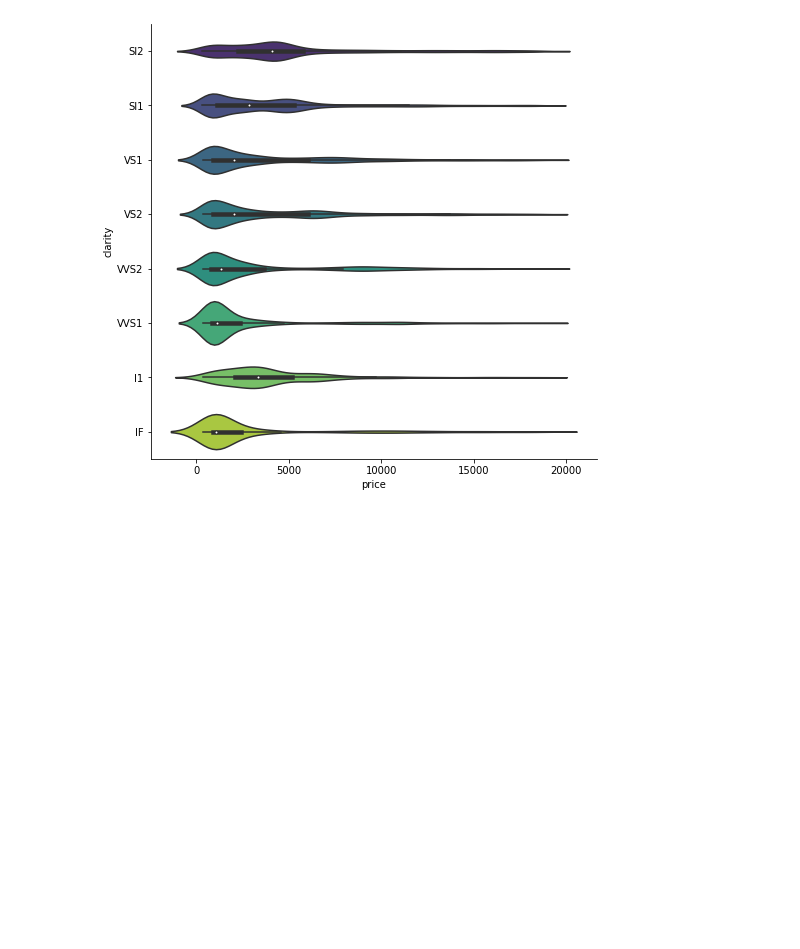
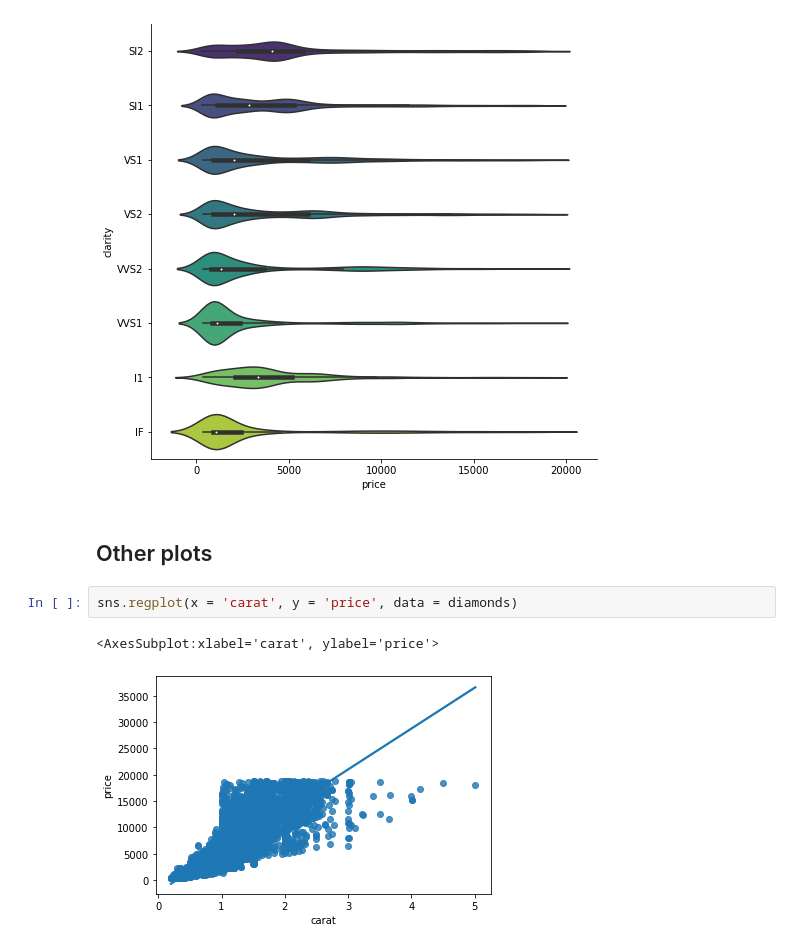
Before and after one commit to naruhikohama/dataviz-python, a Jupyter notebook: Seaborn/seaborn_intro_demo.ipynb, the cells around one changed output. Saved outputs shown, nothing was run; the diff lists cells and outputs as text; blank space fills up the shorter version.

Commit message:
seaborn regplots

```diff
--- a/Seaborn/seaborn_intro_demo.ipynb
+++ b/Seaborn/seaborn_intro_demo.ipynb
@@ -241,3 +241,10 @@ sns.despine()
 plt.show()
 # %% [output]
 [figure]
+# %% [markdown]
+## Other plots
+# %%
+sns.regplot(x = 'carat', y = 'price', data = diamonds)
+# %% [output]
+<AxesSubplot:xlabel='carat', ylabel='price'>
+[figure, added]
```
Also changed, not shown: parts of 2 cells of this notebook.
